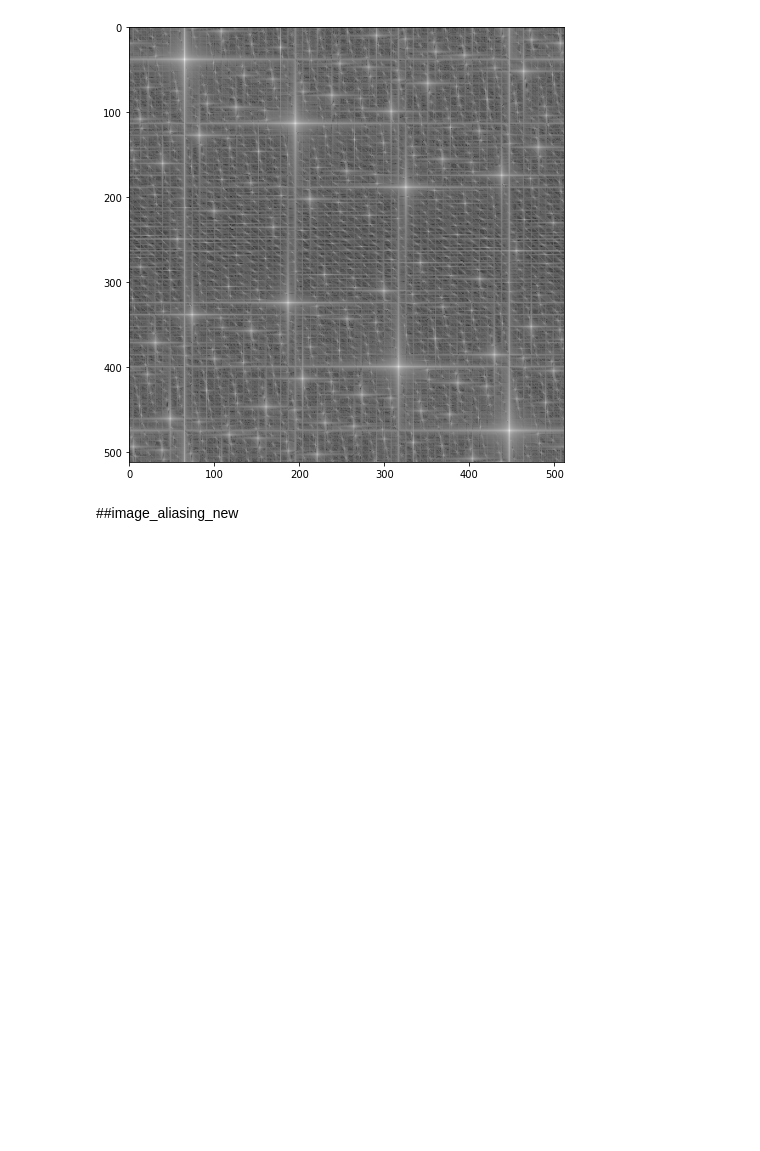
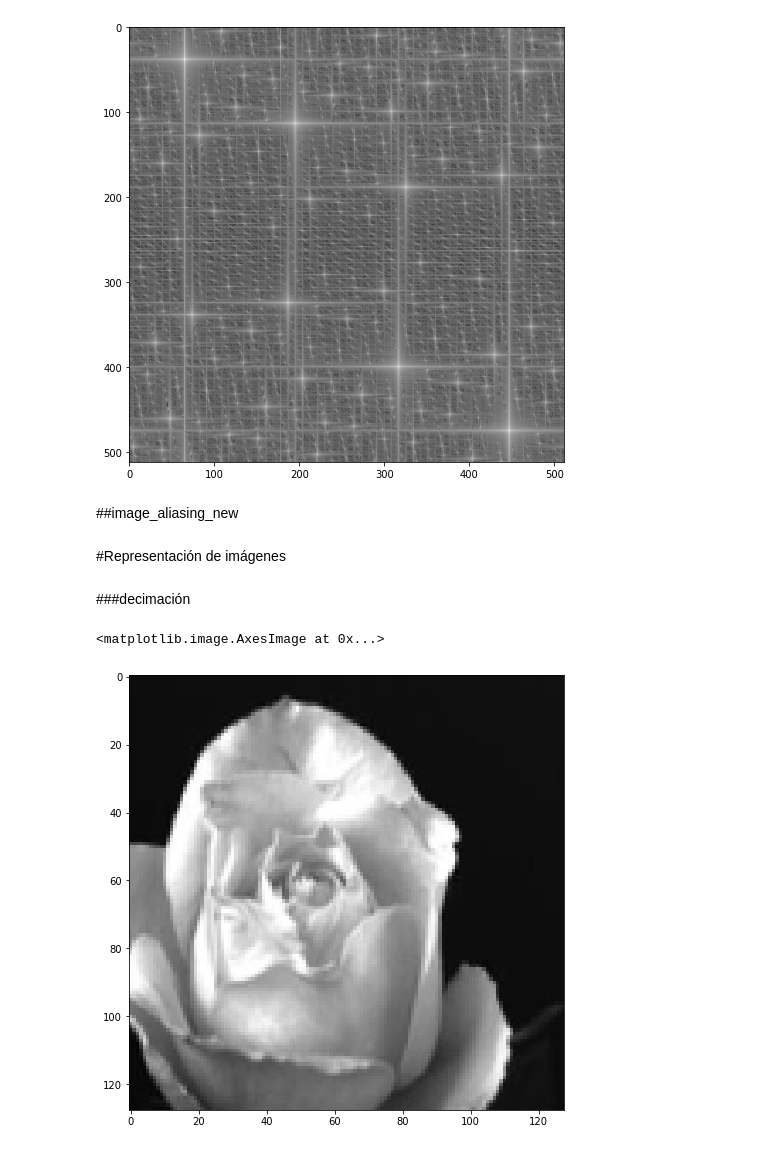
Before and after one commit to LuFernandez/imagaynes, a Jupyter notebook: analisis_scripts/rep_imagenes.ipynb, the cells around one changed output. Cells and saved outputs as stored; diff of their text form; code cells hidden in the pictures; blank space fills up the shorter version.

```diff
--- a/analisis_scripts/rep_imagenes.ipynb
+++ b/analisis_scripts/rep_imagenes.ipynb
@@ -246,3 +250,40 @@ plt.imshow((IMd/np.max(np.max(IMd))), cmap='gray', vmin=0, vmax=1)
 [figure]
 # %% [markdown]
 ##image_aliasing_new
+# %% [markdown]
+#Representación de imágenes
+# %% [markdown]
+###decimación
+# %%
+flo = cv2.imread('flower.PNG')
+
+#tomo 256x256 pixeles (la imagen era menor a 512x512 pixeles)
+flo = flo[100:356,100:356]
+
+def subsample(im, N):
+  img = np.zeros((im.shape[0]//N,im.shape[1]//N, 3))
+  for i in range(im.shape[0]//N):
+    for j in range(im.shape[1]//N):
+      img[i][j] = im[i*N][j*N]
+  return img
+
+
+# def subsample(im, N):
+#   img = np.zeros((im.shape[0],im.shape[1], 3))
+#   step = 4
+#   x_pos = 0
+#   y_pos = 0
+#   for row in range(0, im.shape[0], step):
+#     for col in range(0, im.shape[1], step):
+#       new_pixel = im[row+x_pos, col+y_pos]
+#       img[row//step, col//step] = new_pixel
+#   return img[0:im.shape[0]//N,0:im.shape[1]//N]
+
+
+
+img = np.uint8(subsample(flo, 2))
+fig_1 = plt.figure(figsize=(8,8))
+plt.imshow(img, cmap='gray', vmin=0, vmax=255)
+# %% [output]
+<matplotlib.image.AxesImage at 0x...>
+[figure, added]
```
Also changed, not shown: parts of 17 cells of this notebook.
